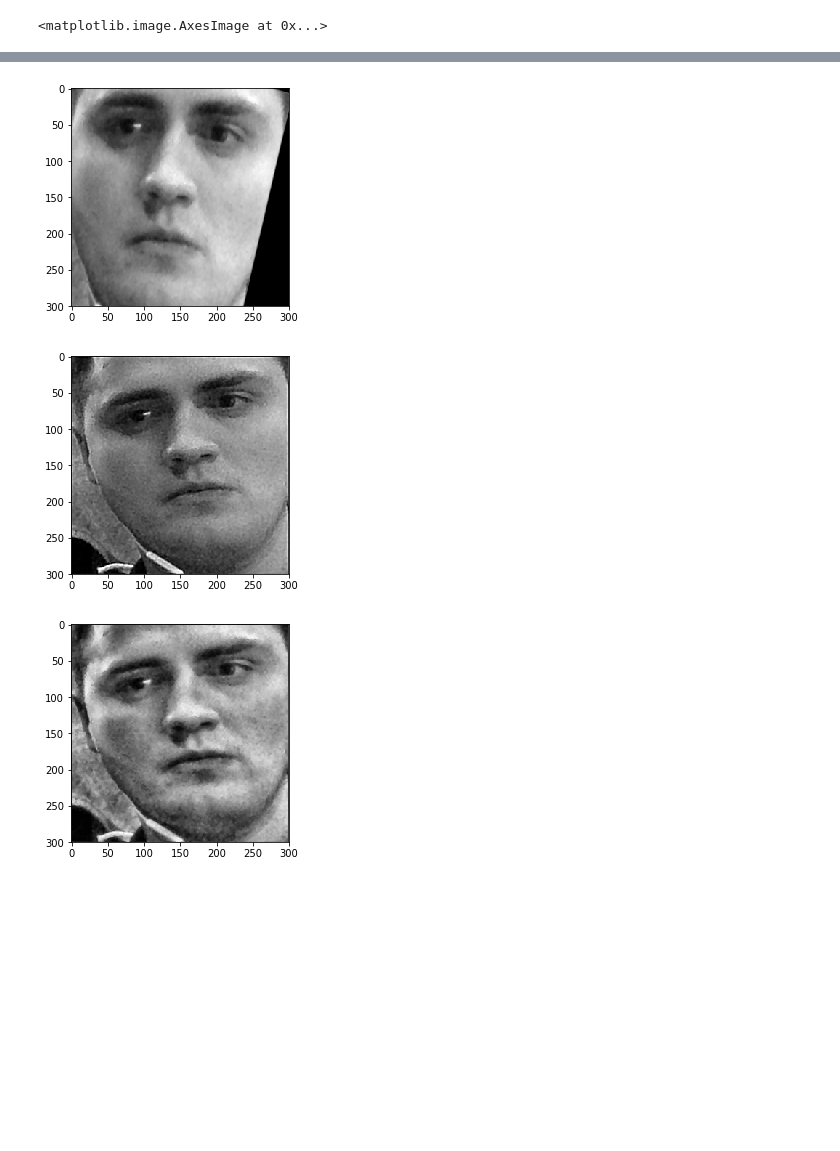
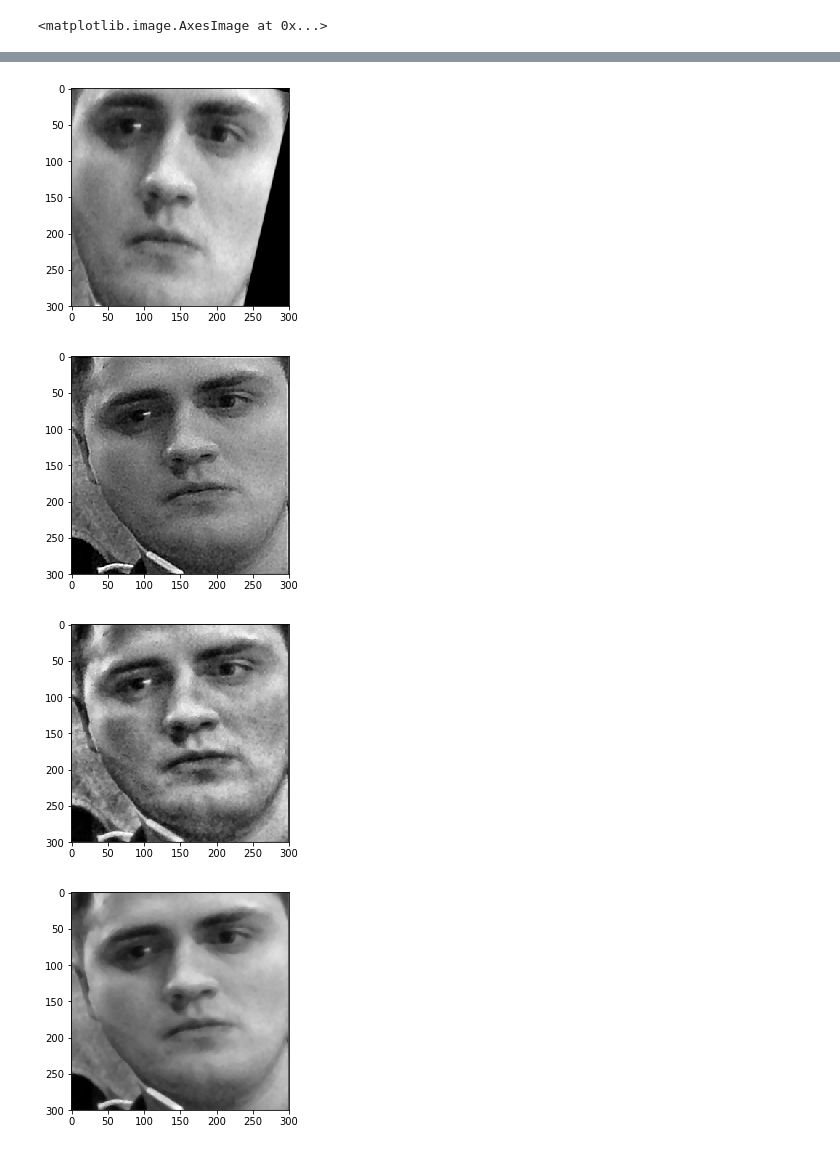
Before and after one commit to vadikko2/Hack_university, a Jupyter notebook: preprocessing.ipynb, the cells around one changed output, grey strips where cells are left out. Drawn from its saved outputs; the diff is of its cells as text; code cells hidden in the pictures; blank space fills up the shorter version.

Commit message:
update preprocessing.class, add deblure

```diff
--- a/preprocessing.ipynb
+++ b/preprocessing.ipynb
@@ -99,30 +99,39 @@ class Preprocessing():
         clahe = cv2.createCLAHE(clipLimit=2.0, tileGridSize=(8,8))
         cl1 = clahe.apply(img)
         return cl1
+    #-------------деблюр---------
+    def MedianBlurefilter(self, img, size):
+        return cv2.medianBlur(img, size)
 # %%
 face = cv2.imread('123.png', 0)
 plt.figure()
 plt.imshow(face, cmap = 'gray')
 prep = Preprocessing()
 
 #афинные преобразования
 face = cv2.resize(face, (300, 300))
 tr_face = prep.affin_tr(face)
 plt.figure()
 plt.imshow(tr_face, cmap = 'gray')
 
 #sharping
 sh_face = prep.sharpening(face)
 plt.figure()
 plt.imshow(sh_face, cmap = 'gray')
 
 #clahe
 clahe_face = prep.CLAHE(face)
 plt.figure()
 plt.imshow(clahe_face, cmap = 'gray')
+
+#deblure
+deblur_face = prep.MedianBlurefilter(face, 5)
+plt.figure()
+plt.imshow(deblur_face, cmap = 'gray')
 # %% [output]
 <matplotlib.image.AxesImage at 0x...>
 [figure]
 [figure]
 [figure]
 [figure]
+[figure, added]
```
